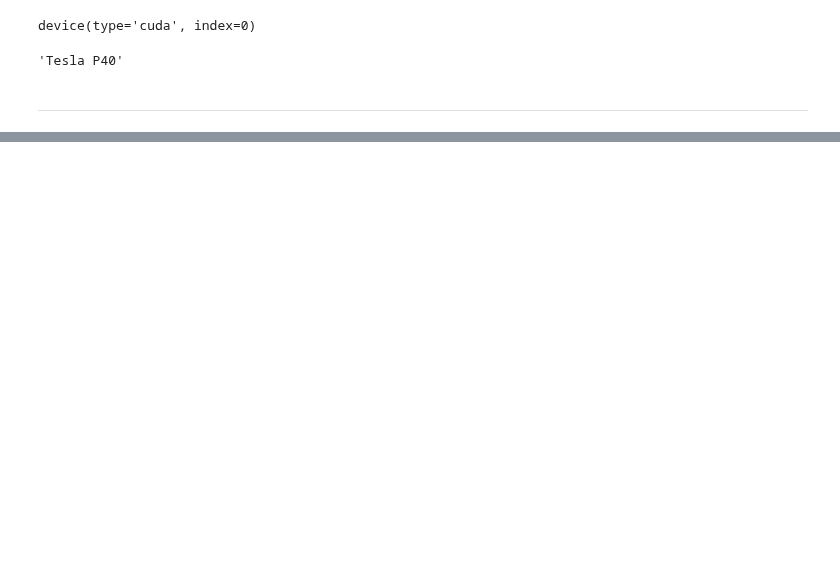
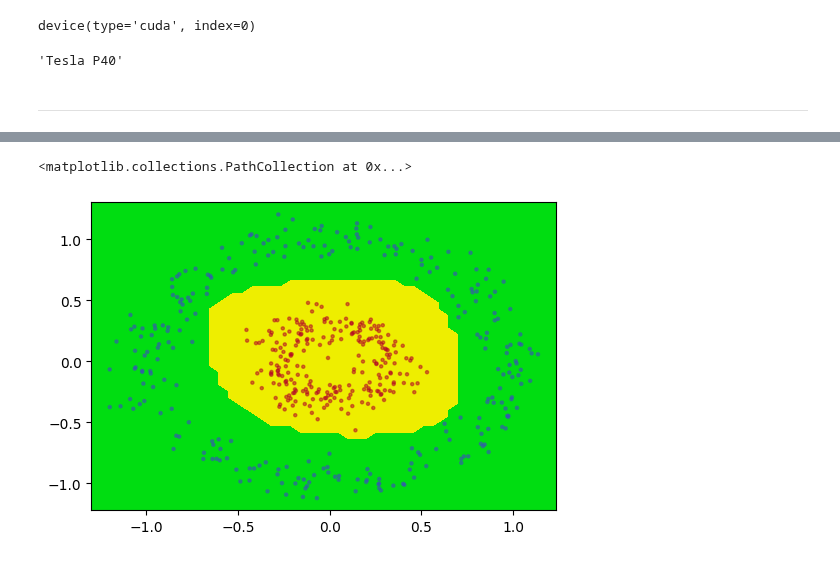
Before and after one commit to mechanoid5/ml_lectorium_2024_I, a Jupyter notebook: examples/18-tech-stack/mlp-torch.ipynb, the cells around one changed output, grey strips where cells are left out. Cells and saved outputs as stored; diff of their text form; code cells hidden in the pictures; blank space fills up the shorter version.

```diff
--- a/examples/18-tech-stack/mlp-torch.ipynb
+++ b/examples/18-tech-stack/mlp-torch.ipynb
@@ -228,0 +294,10 @@ ax[1].grid()
+# %%
+# вычисляем скор для каждого узла сетки
+predict_xy = np.argmax(score,axis=-1).reshape(n,n)
+
+fig,ax = plt.subplots(figsize=(6,4),sharey=True)
+ax.contourf(xx, yy, predict_xy, cmap=ListedColormap(['#0d1','#ee0']) )
+ax.scatter( x=x_test[:,0], y=x_test[:,1], c=target_test, alpha=.5, s=5,  cmap='coolwarm' )
+# %% [output]
+<matplotlib.collections.PathCollection at 0x...>
+[figure, added]
```
Also changed, not shown: parts of 26 cells of this notebook.
